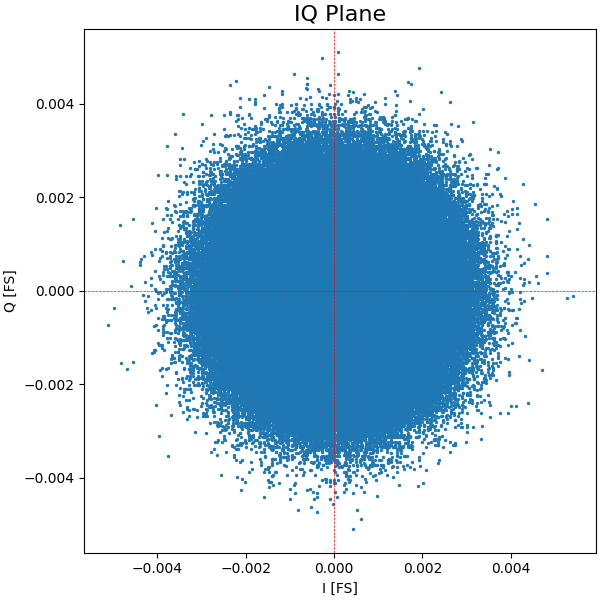
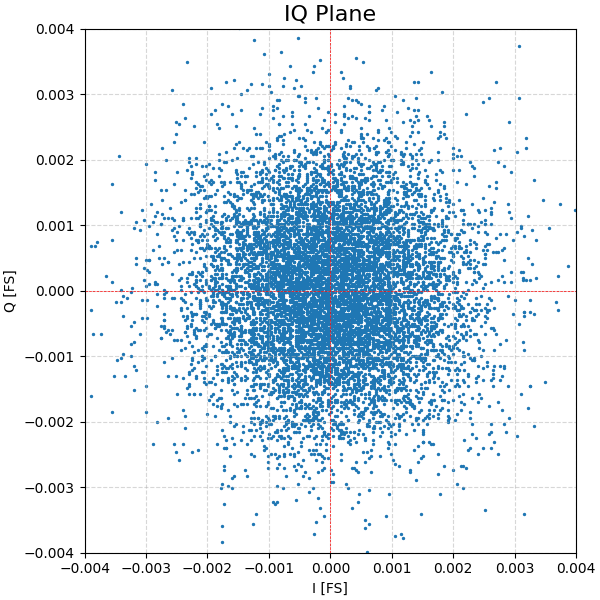
The change to this notebook cell's code, shown as a diff; its figure went from the first image to the second:
--- before
+++ after
@@ -11,6 +11,9 @@
 ax_iq.set_title("IQ Plane", fontsize=16)
 #ax_iq.legend(loc='center left', bbox_to_anchor=(1, 1), fontsize=12)
-#ax_iq.grid()
+ax_iq.grid(ls='--', alpha = 0.5)
 ax_iq.axhline(0, color='red', lw=0.5, ls='--')
 ax_iq.axvline(0, color='red', lw=0.5, ls='--')
+
+ax_iq.set_xlim((-0.004, 0.004))
+ax_iq.set_ylim((-0.004, 0.004))
 plt.show()

Commit: Time frequency analysis scripts